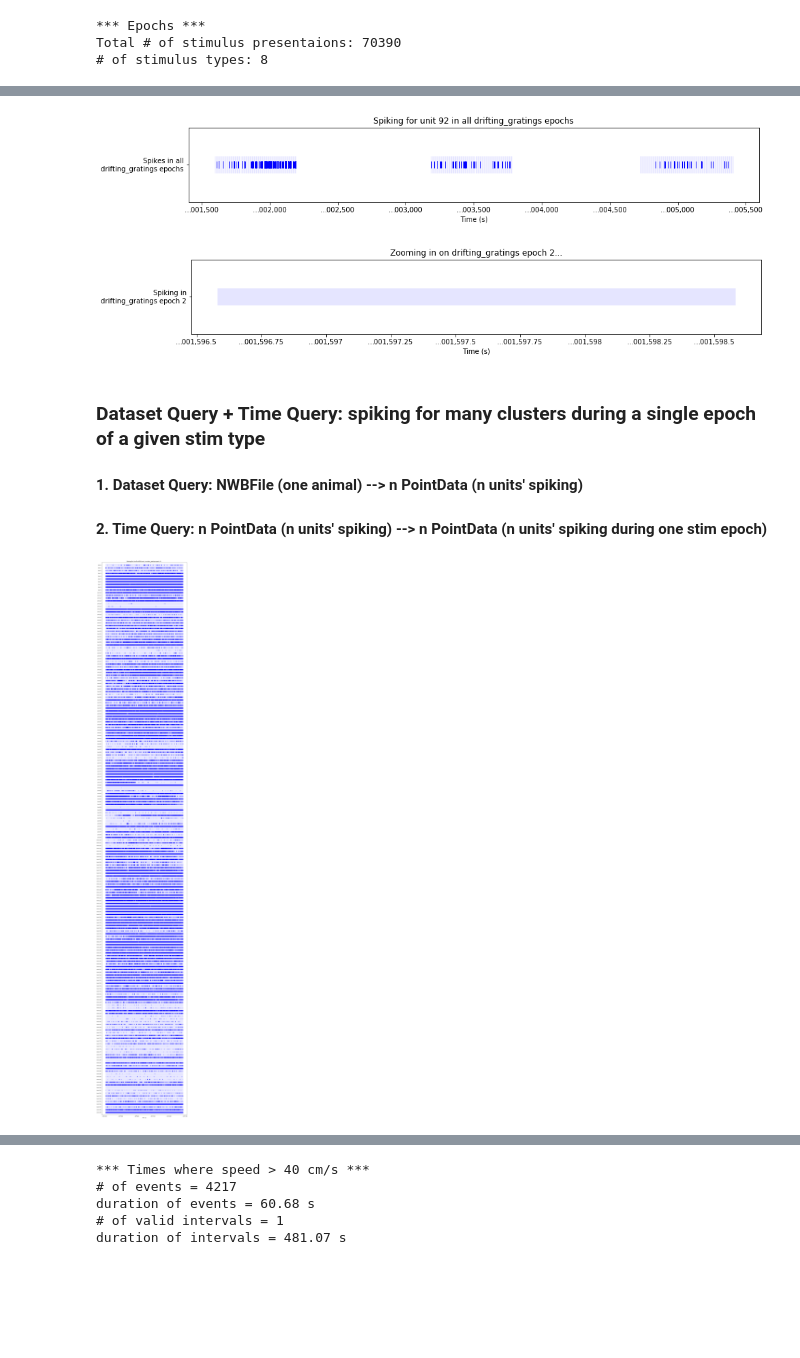
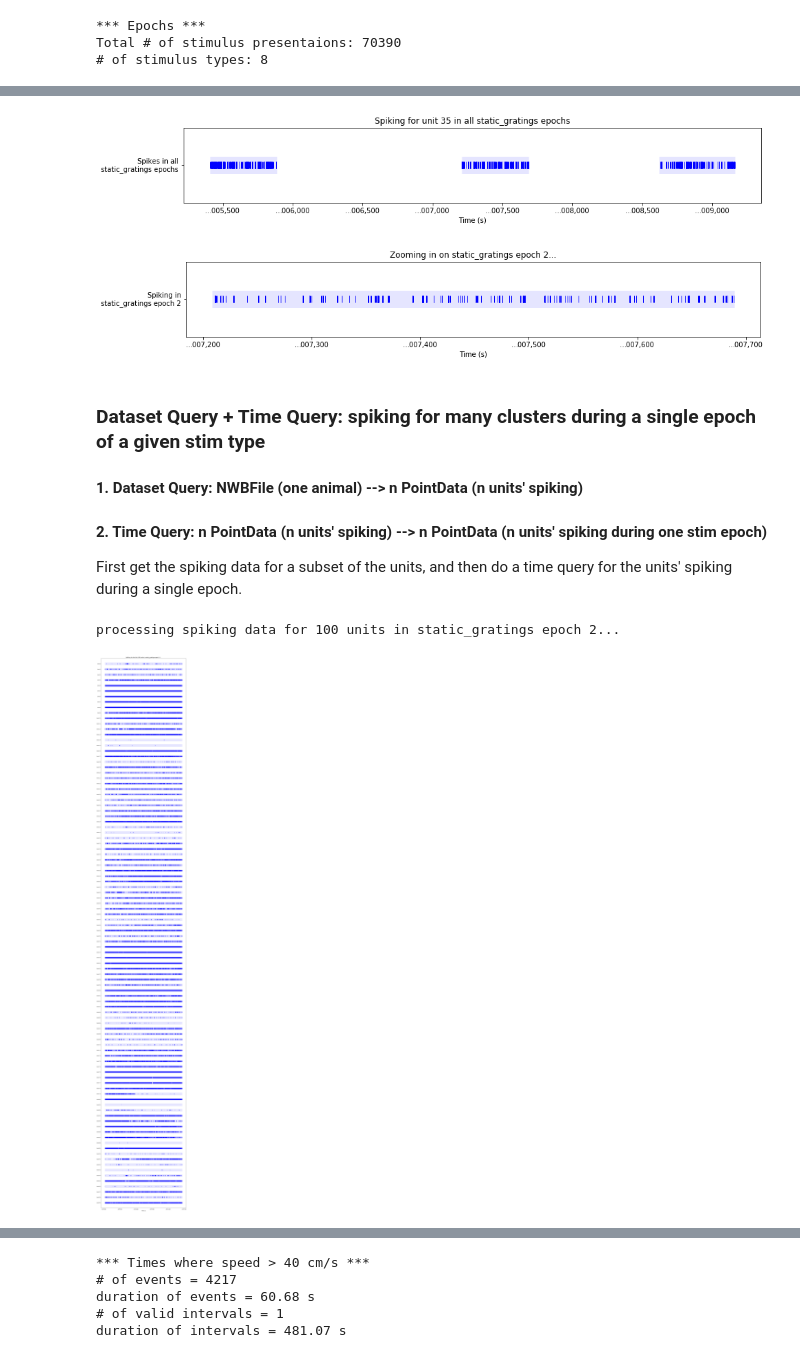
Before and after one commit to LorenFrankLab/franklab-nwb, a Jupyter notebook: frank_lab_queries_allen_data.ipynb, the cells around one changed output, grey strips where cells are left out. Saved outputs shown, nothing was run; the diff lists cells and outputs as text; code cells hidden in the pictures; blank space fills up the shorter version.

```diff
--- a/frank_lab_queries_allen_data.ipynb
+++ b/frank_lab_queries_allen_data.ipynb
@@ -33,10 +35,10 @@ Loaded /Users/ericmiller/Data/Allen_Inst/ecephys_session_785402239.nwb
 # %% [markdown]
 ### Analysis parameters
 # %%
-cluster_idx = 92    # which cluster to look at for single unit analyses
+cluster_idx = 35   # which cluster to look at for single unit analyses
 stim_of_interest = "static_gratings"
-epoch_of_interest = 1
-speed_threshold = 100 # cm/s
+epoch_of_interest = 1  # 0 indexed
+speed_threshold = 40 # cm/s
 # %% [markdown]
 ### Dataset Query: Find the time intervals of all epochs and their stimulus types
 #### NWBFile (one animal) --> mx2 numpy array (epoch start/stop)
@@ -232,43 +244,46 @@ ax2.set_title("Zooming in on %s epoch %d..." % (stim_of_interest, epoch_of_inter
 
 pass # suppress output
 # %% [output]
-[figure, old version]
+[figure, new version]
-[figure, old version]
+[figure, new version]
 # %% [markdown]
 ### Dataset Query + Time Query: spiking for many clusters during a single epoch of a given stim type
 #### 1. Dataset Query: NWBFile (one animal) --> n PointData (n units' spiking)
 #### 2. Time Query: n PointData (n units' spiking) --> n PointData (n units' spiking during one stim epoch)
+First get the spiking data for a subset of the units, and then do a time query for the units' spiking during a single epoch.
 # %%
-num_units = 200
+num_units = 100
+print('processing spiking data for %d units in %s epoch %d...\n' % (num_units, stim_of_interest, epoch_of_interest+1))
 
 # ---------------------
 # 1. Dataset Queries for the first num_units units' spiking
 # ---------------------
 spikes_all_clusters = np.array(nwbf.units['spike_times'][:])
 all_unit_spiking = []
 for i in range(num_units):
     spikes = spikes_all_clusters[i]
     valid_start = min(min(spikes[0], isi_ivls_array[0, 0]), epoch_ivls_array[0, 0])
     valid_end = max(max(spikes[-1], isi_ivls_array[-1, 1]), epoch_ivls_array[-1, 1])
     valid_intervals = TimeIntervals(np.array([valid_start, valid_end]))
     spiking = PointData(point_times=spikes, valid_intervals=valid_intervals)
     all_unit_spiking.append(spiking)
 
 
 # ---------------------
 # 2. Time Queries for the first num_units units' spiking during a single epoch
 #    of a given stimulus type (same epoch from previous cell)
 # ---------------------
 spikeplots = []
 for i, unit_spiking in enumerate(all_unit_spiking):
     spiking_during_epoch = unit_spiking.time_query(query_intervals[epoch_of_interest])
     spikeplots.append((spiking_during_epoch, 'Unit %d' % i))
 
 f = plt.figure(1, figsize=(15, 100))
 ax1 = f.add_subplot(1, 1, 1)
 plot_PointData_multiple(spikeplots, axis=ax1)
 plt.title('Spiking for the first %d units in %s epoch %d...' % (num_units, stim_of_interest, epoch_of_interest+1))
 
 pass
 # %% [output]
+processing spiking data for 100 units in static_gratings epoch 2...
-[figure, old version]
+[figure, new version]
```
Also changed, not shown: parts of 28 cells of this notebook, 1 other file.
